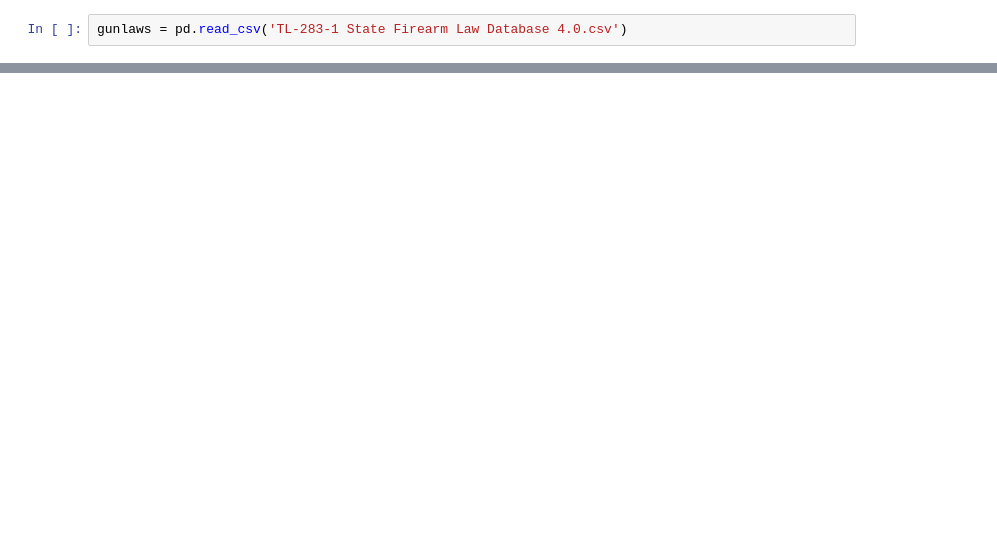
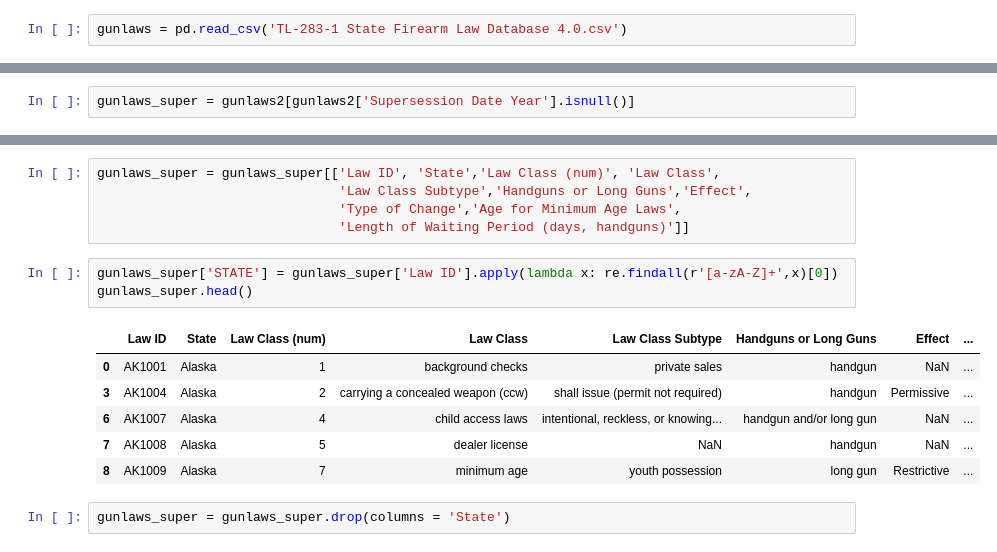
Before and after one commit to yvonnemartinez716/gunlaws_crime, a Jupyter notebook: firearms_laws.ipynb, the cells around one changed output, grey strips where cells are left out. Saved outputs shown, nothing was run; the diff lists cells and outputs as text; blank space fills up the shorter version.

```diff
--- a/firearms_laws.ipynb
+++ b/firearms_laws.ipynb
@@ -69,0 +85,2 @@ memory usage: 278.6+ KB
+# %%
+gunlaws_super = gunlaws2[gunlaws2['Supersession Date Year'].isnull()]
@@ -69,0 +104,17 @@ memory usage: 278.6+ KB
+# %%
+gunlaws_super = gunlaws_super[['Law ID', 'State','Law Class (num)', 'Law Class',
+                               'Law Class Subtype','Handguns or Long Guns','Effect',
+                               'Type of Change','Age for Minimum Age Laws',
+                               'Length of Waiting Period (days, handguns)']]
+# %%
+gunlaws_super['STATE'] = gunlaws_super['Law ID'].apply(lambda x: re.findall(r'[a-zA-Z]+',x)[0])
+gunlaws_super.head()
+# %% [output]
+|  | Law ID | State | Law Class (num) | Law Class | Law Class Subtype | Handguns or Long Guns | Effect | ... |
+| 0 | AK1001 | Alaska | 1 | background checks | private sales | handgun | NaN | ... |
+| 3 | AK1004 | Alaska | 2 | carrying a concealed weapon (ccw) | shall issue (permit not required) | handgun | Permissive | ... |
+| 6 | AK1007 | Alaska | 4 | child access laws | intentional, reckless, or knowing... | handgun and/or long gun | NaN | ... |
+| 7 | AK1008 | Alaska | 5 | dealer license | NaN | handgun | NaN | ... |
+| 8 | AK1009 | Alaska | 7 | minimum age | youth possession | long gun | Restrictive | ... |
+# %%
+gunlaws_super = gunlaws_super.drop(columns = 'State')
```
Also changed, not shown: parts of 35 cells of this notebook.
